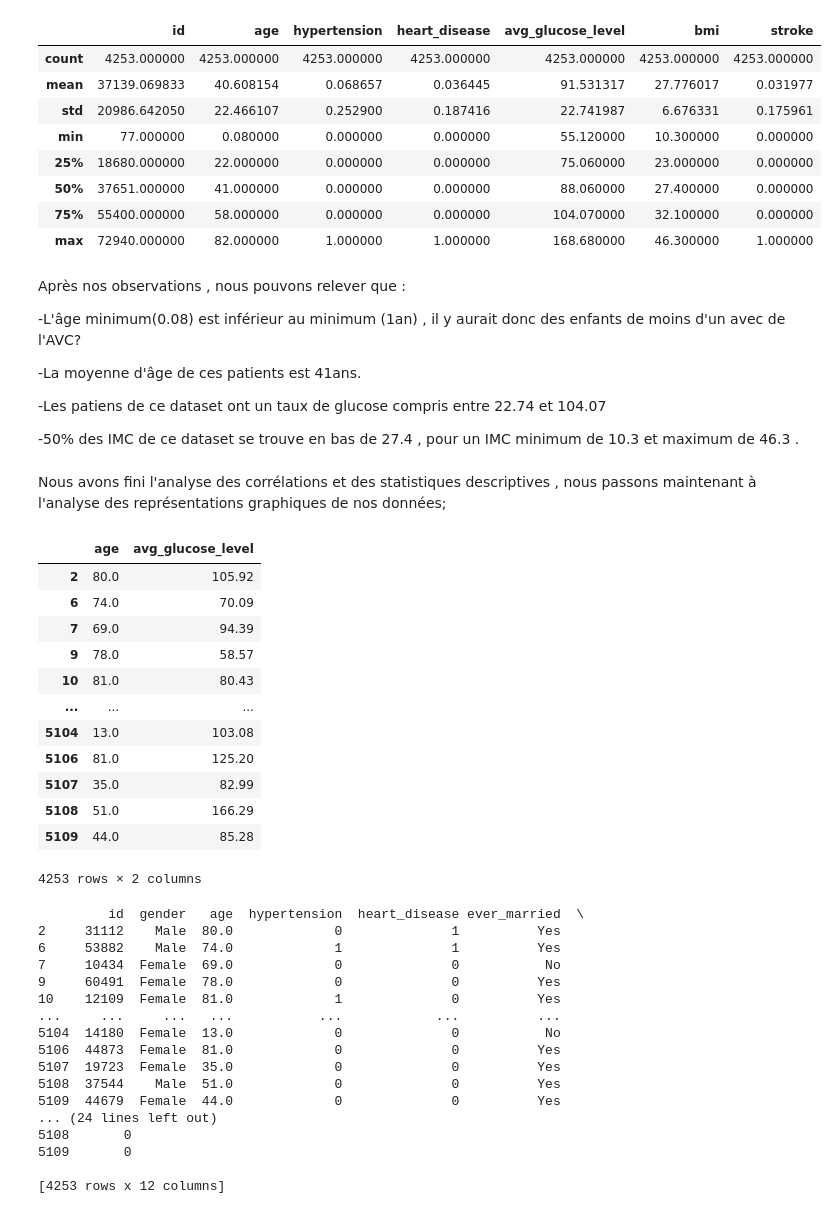
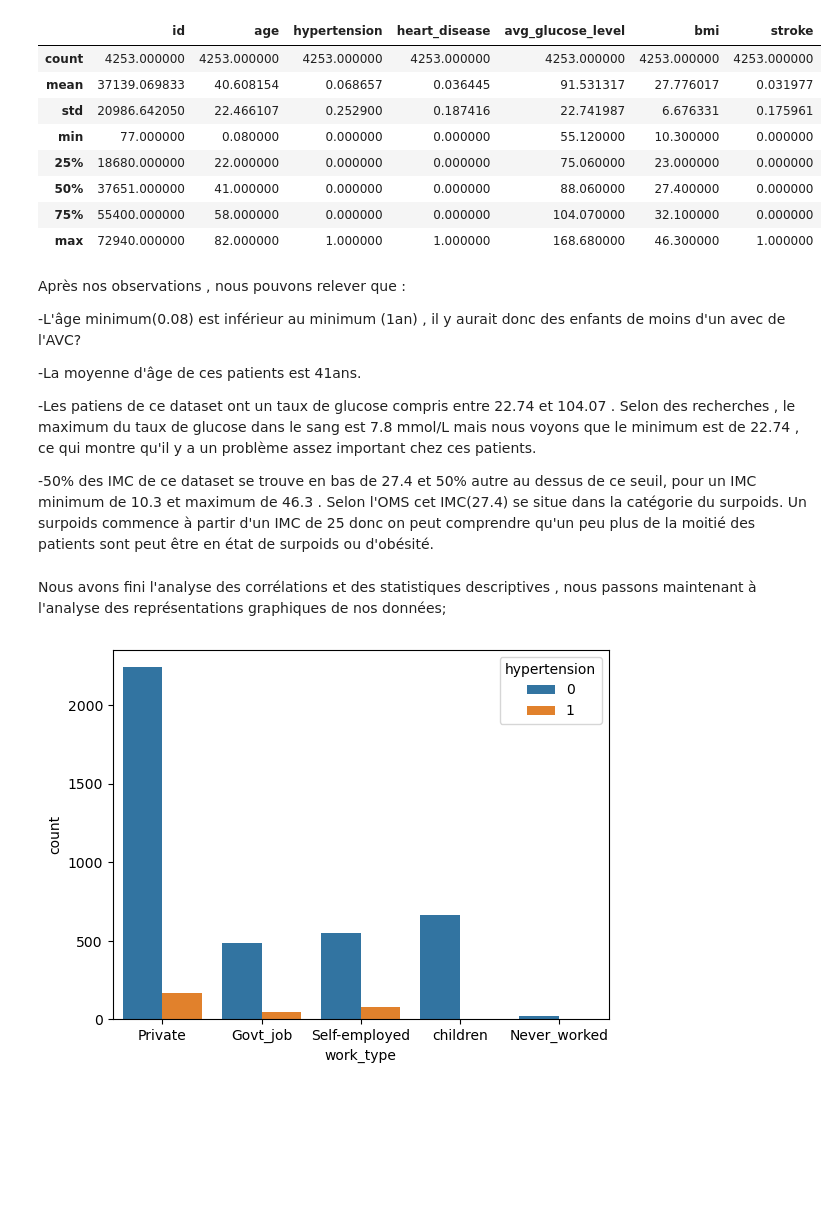
Before and after one commit to paulemoussavou3-alt/Analyse_accident_cardiovasculaire, a Jupyter notebook: data_set_healthcare_.ipynb, the cells around one changed output. Cells and saved outputs as stored; diff of their text form; code cells hidden in the pictures; blank space fills up the shorter version.

```diff
--- a/data_set_healthcare_.ipynb
+++ b/data_set_healthcare_.ipynb
@@ -315,45 +315,17 @@ Après nos observations , nous pouvons relever que :
 
 -La moyenne d'âge de ces patients est 41ans.
 
--Les patiens de ce dataset ont un taux de glucose compris entre 22.74 et 104.07
+-Les patiens de ce dataset ont un taux de glucose compris entre 22.74 et 104.07 .
+ Selon des recherches , le maximum du taux de glucose dans le sang est 7.8 mmol/L mais nous voyons que le minimum est de 22.74 , ce qui montre qu'il y a un problème assez important chez ces patients.
 
--50% des IMC de ce dataset se trouve en bas de 27.4 , pour un IMC minimum de 10.3 et maximum de 46.3 .
+
+-50% des IMC de ce dataset se trouve en bas de 27.4 et 50% autre au dessus de ce seuil, pour un IMC minimum de 10.3 et maximum de 46.3 .
+Selon l'OMS cet IMC(27.4) se situe dans la catégorie du surpoids. Un surpoids commence à partir d'un IMC de 25 donc on peut comprendre qu'un peu plus de la moitié des patients sont peut être en état de surpoids ou d'obésité.
 # %% [markdown]
 Nous avons fini l'analyse des corrélations et des statistiques descriptives , nous passons maintenant à l'analyse des représentations graphiques de nos données;
-# %%
-data_sans_cat_group = data_sans_cat.drop(columns=["id","hypertension","heart_disease","bmi","stroke"])
-data_sans_cat_group
-# %% [output]
-|  | age | avg_glucose_level |
-| 2 | 80.0 | 105.92 |
-| 6 | 74.0 | 70.09 |
-| 7 | 69.0 | 94.39 |
-| 9 | 78.0 | 58.57 |
-| 10 | 81.0 | 80.43 |
-| ... | ... | ... |
-| 5104 | 13.0 | 103.08 |
-| 5106 | 81.0 | 125.20 |
-| 5107 | 35.0 | 82.99 |
-| 5108 | 51.0 | 166.29 |
-| 5109 | 44.0 | 85.28 |
-4253 rows × 2 columns
-# %%
-print(data)
-# %% [output]
-         id  gender   age  hypertension  heart_disease ever_married  \
-2     31112    Male  80.0             0              1          Yes
-6     53882    Male  74.0             1              1          Yes
-7     10434  Female  69.0             0              0           No
-9     60491  Female  78.0             0              0          Yes
-10    12109  Female  81.0             1              0          Yes
-...     ...     ...   ...           ...            ...          ...
-5104  14180  Female  13.0             0              0           No
-5106  44873  Female  81.0             0              0          Yes
-5107  19723  Female  35.0             0              0          Yes
-5108  37544    Male  51.0             0              0          Yes
-5109  44679  Female  44.0             0              0          Yes
-... (24 lines left out)
-5108       0
-5109       0
-
-[4253 rows x 12 columns]
+# %%
+#Comparaison de la tension d'une personne par rapport à son métier pour savoir si le métier à une influence sur la tension.
+sn.countplot(data=data, x="work_type" , hue="hypertension" )
+plt.show()
+# %% [output]
+[figure, added]
```
Also changed, not shown: parts of 6 cells of this notebook.
